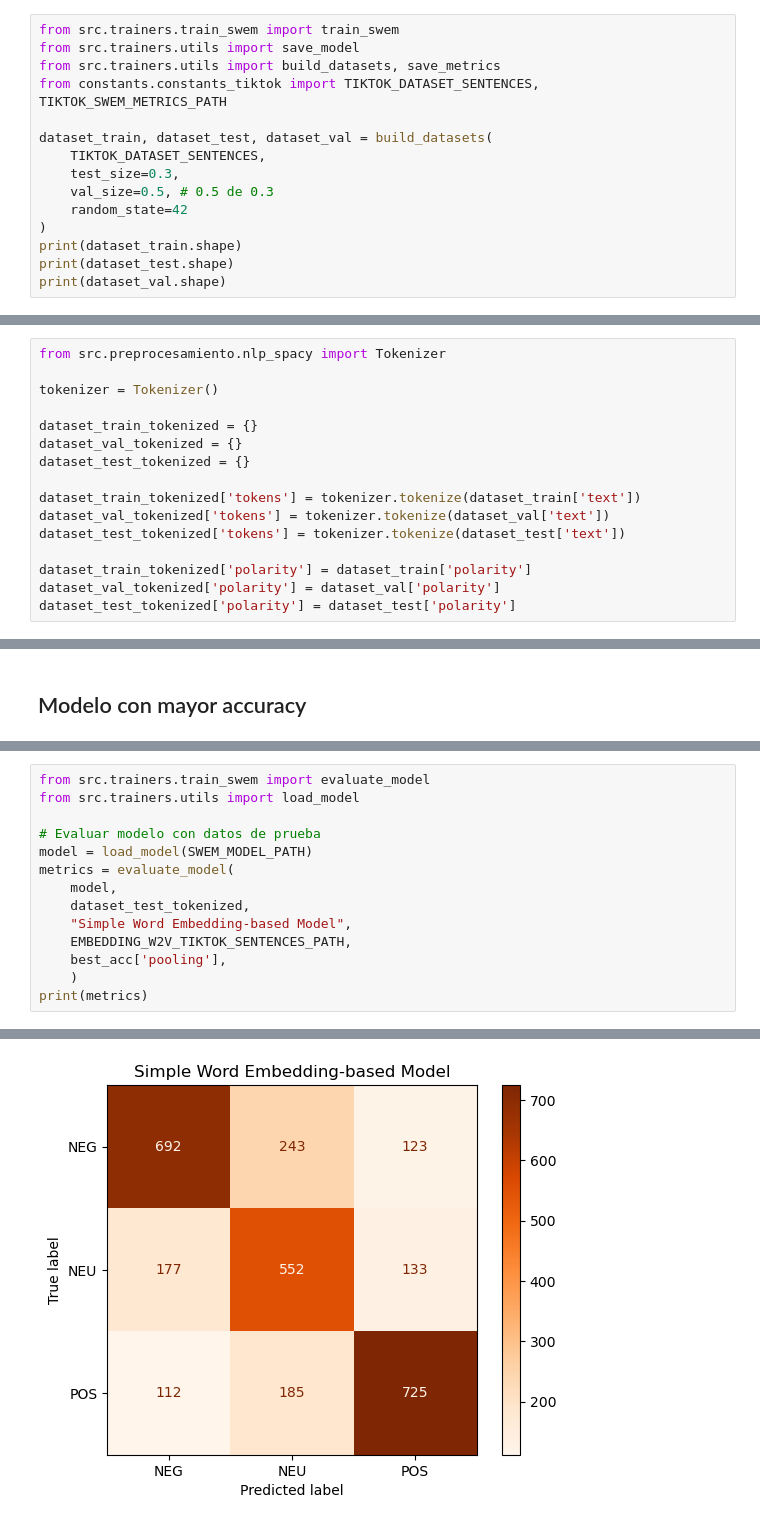
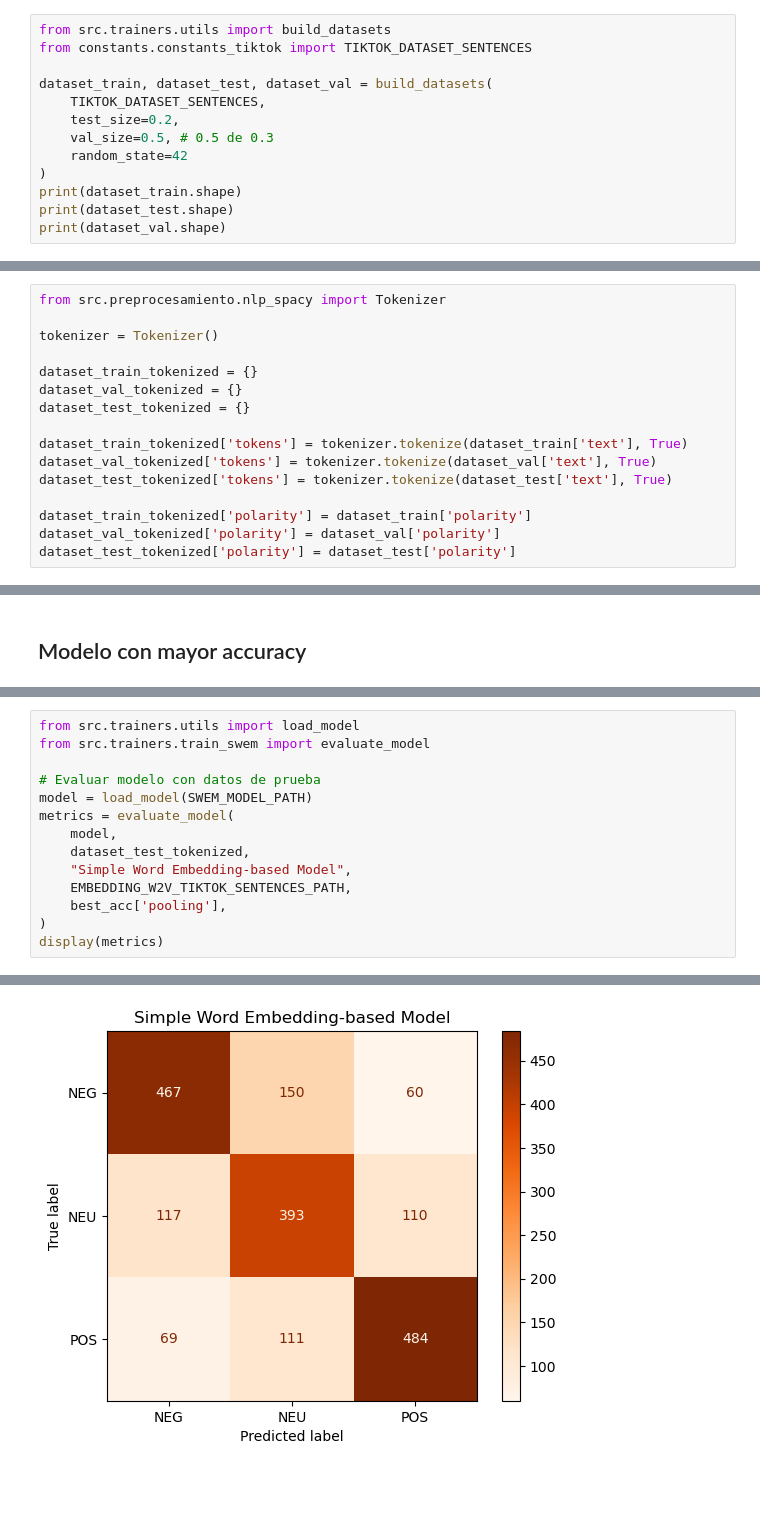
Before and after one commit to diegourielvr/sentiment_analysis, a Jupyter notebook: notebooks/tiktok/06_SWEM_tiktok.ipynb, the cells around one changed output, grey strips where cells are left out. Cells and saved outputs as stored; diff of their text form; blank space fills up the shorter version.

Commit message:
Entrenar modelo SWEM para datos de Tiktok

```diff
--- a/notebooks/tiktok/06_SWEM_tiktok.ipynb
+++ b/notebooks/tiktok/06_SWEM_tiktok.ipynb
@@ -19,14 +19,12 @@ module_path = os.path.abspath(os.path.join('../..'))
 if module_path not in sys.path:
     sys.path.append(module_path)
 # %%
-from src.trainers.train_swem import train_swem
-from src.trainers.utils import save_model
-from src.trainers.utils import build_datasets, save_metrics
-from constants.constants_tiktok import TIKTOK_DATASET_SENTENCES, TIKTOK_SWEM_METRICS_PATH
+from src.trainers.utils import build_datasets
+from constants.constants_tiktok import TIKTOK_DATASET_SENTENCES
 
 dataset_train, dataset_test, dataset_val = build_datasets(
     TIKTOK_DATASET_SENTENCES,
-    test_size=0.3,
+    test_size=0.2,
     val_size=0.5, # 0.5 de 0.3
     random_state=42
 )
@@ -46,9 +47,9 @@ dataset_train_tokenized = {}
 dataset_val_tokenized = {}
 dataset_test_tokenized = {}
 
-dataset_train_tokenized['tokens'] = tokenizer.tokenize(dataset_train['text'])
-dataset_val_tokenized['tokens'] = tokenizer.tokenize(dataset_val['text'])
-dataset_test_tokenized['tokens'] = tokenizer.tokenize(dataset_test['text'])
+dataset_train_tokenized['tokens'] = tokenizer.tokenize(dataset_train['text'], True)
+dataset_val_tokenized['tokens'] = tokenizer.tokenize(dataset_val['text'], True)
+dataset_test_tokenized['tokens'] = tokenizer.tokenize(dataset_test['text'], True)
 
 dataset_train_tokenized['polarity'] = dataset_train['polarity']
 dataset_val_tokenized['polarity'] = dataset_val['polarity']
@@ -259,6 +243,6 @@ Modelo guardado en: c:\Users\Diego\Desktop\sentiment_analysis\models\tiktok\clas
 # %%
+from src.trainers.utils import load_model
 from src.trainers.train_swem import evaluate_model
-from src.trainers.utils import load_model
 
 # Evaluar modelo con datos de prueba
 model = load_model(SWEM_MODEL_PATH)
@@ -268,8 +252,8 @@ metrics = evaluate_model(
     "Simple Word Embedding-based Model",
     EMBEDDING_W2V_TIKTOK_SENTENCES_PATH,
     best_acc['pooling'],
-    )
-print(metrics)
+)
+display(metrics)
 # %% [output]
 Cargando modelo: c:\Users\Diego\Desktop\sentiment_analysis\models\tiktok\classifiers\swem_model.pkl
 
@@ -287,3 +271,3 @@ weighted avg       0.68      0.67      0.67      2942
 
 Matriz de confusión
-[figure, old version]
+[figure, new version]
```
Also changed, not shown: parts of 10 cells of this notebook.
